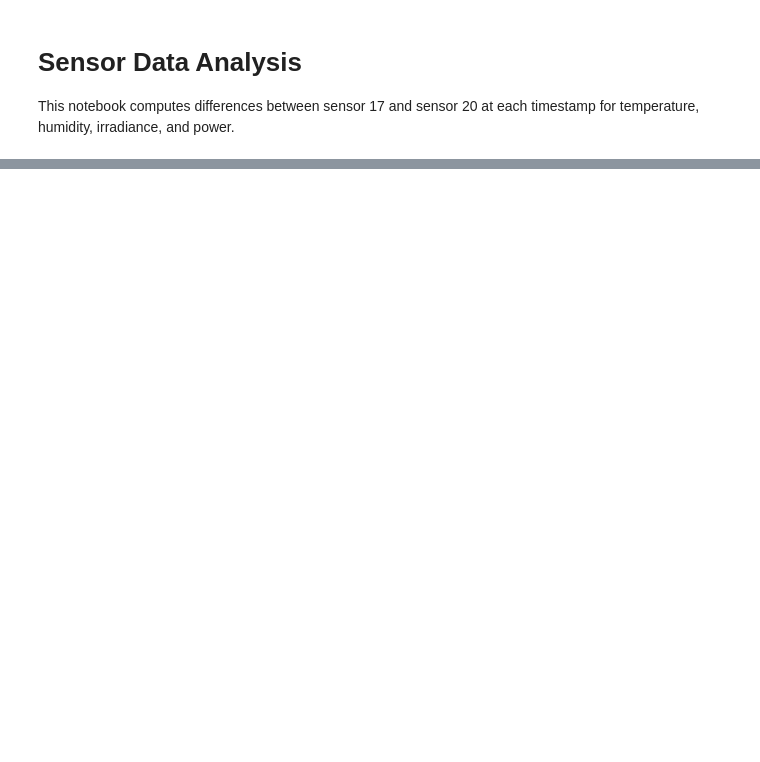
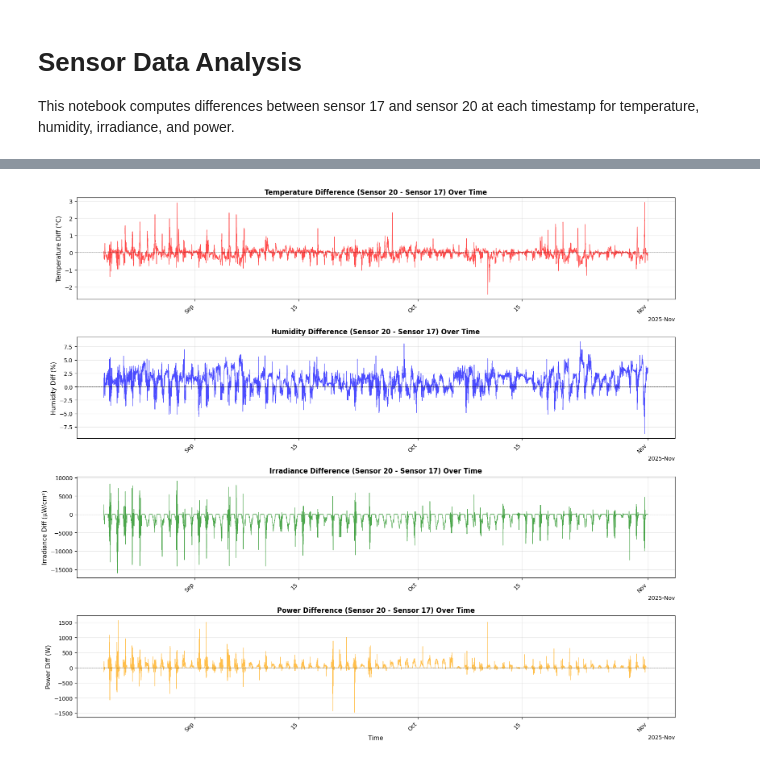
Before and after one commit to nhphuong2504/agrivoltaics, a Jupyter notebook: analyze.ipynb, the cells around one changed output, grey strips where cells are left out. Saved outputs shown, nothing was run; the diff lists cells and outputs as text; code cells hidden in the pictures; blank space fills up the shorter version.

```diff
--- a/analyze.ipynb
+++ b/analyze.ipynb
@@ -80,0 +145,48 @@ print(f"File contains {len(differences)} rows with differences at each timestamp
+# %%
+# Exploratory Data Analysis: Visualize differences over time
+import matplotlib.pyplot as plt
+import matplotlib.dates as mdates
+
+fig, axes = plt.subplots(4, 1, figsize=(16, 14))
+
+time_data = pd.to_datetime(differences['datetime'])
+
+# Plot temperature difference
+axes[0].plot(time_data, differences['temp_diff_C'], linewidth=0.8, alpha=0.7, color='red')
+axes[0].axhline(y=0, color='black', linestyle='--', linewidth=0.5)
+axes[0].set_ylabel('Temperature Diff (°C)', fontsize=11)
+axes[0].set_title('Temperature Difference (Sensor 20 - Sensor 17) Over Time', fontsize=12, fontweight='bold')
+axes[0].grid(True, alpha=0.3)
+
+# Plot humidity difference
+axes[1].plot(time_data, differences['humidity_diff_pct'], linewidth=0.8, alpha=0.7, color='blue')
+axes[1].axhline(y=0, color='black', linestyle='--', linewidth=0.5)
+axes[1].set_ylabel('Humidity Diff (%)', fontsize=11)
+axes[1].set_title('Humidity Difference (Sensor 20 - Sensor 17) Over Time', fontsize=12, fontweight='bold')
+axes[1].grid(True, alpha=0.3)
+
+# Plot irradiance difference
+axes[2].plot(time_data, differences['irradiance_diff'], linewidth=0.8, alpha=0.7, color='green')
+axes[2].axhline(y=0, color='black', linestyle='--', linewidth=0.5)
+axes[2].set_ylabel('Irradiance Diff (μW/cm²)', fontsize=11)
+axes[2].set_title('Irradiance Difference (Sensor 20 - Sensor 17) Over Time', fontsize=12, fontweight='bold')
+axes[2].grid(True, alpha=0.3)
+
+# Plot power difference
+axes[3].plot(time_data, differences['power_diff_W'], linewidth=0.8, alpha=0.7, color='orange')
+axes[3].axhline(y=0, color='black', linestyle='--', linewidth=0.5)
+axes[3].set_ylabel('Power Diff (W)', fontsize=11)
+axes[3].set_xlabel('Time', fontsize=11)
+axes[3].set_title('Power Difference (Sensor 20 - Sensor 17) Over Time', fontsize=12, fontweight='bold')
+axes[3].grid(True, alpha=0.3)
+
+# Format x-axis dates
+for ax in axes:
+    ax.xaxis.set_major_locator(mdates.AutoDateLocator())
+    ax.xaxis.set_major_formatter(mdates.ConciseDateFormatter(ax.xaxis.get_major_locator()))
+    plt.setp(ax.xaxis.get_majorticklabels(), rotation=45, ha='right')
+
+plt.tight_layout()
+plt.show()
+# %% [output]
+[figure, added]
```
Also changed, not shown: parts of 23 cells of this notebook, 1 other file.
